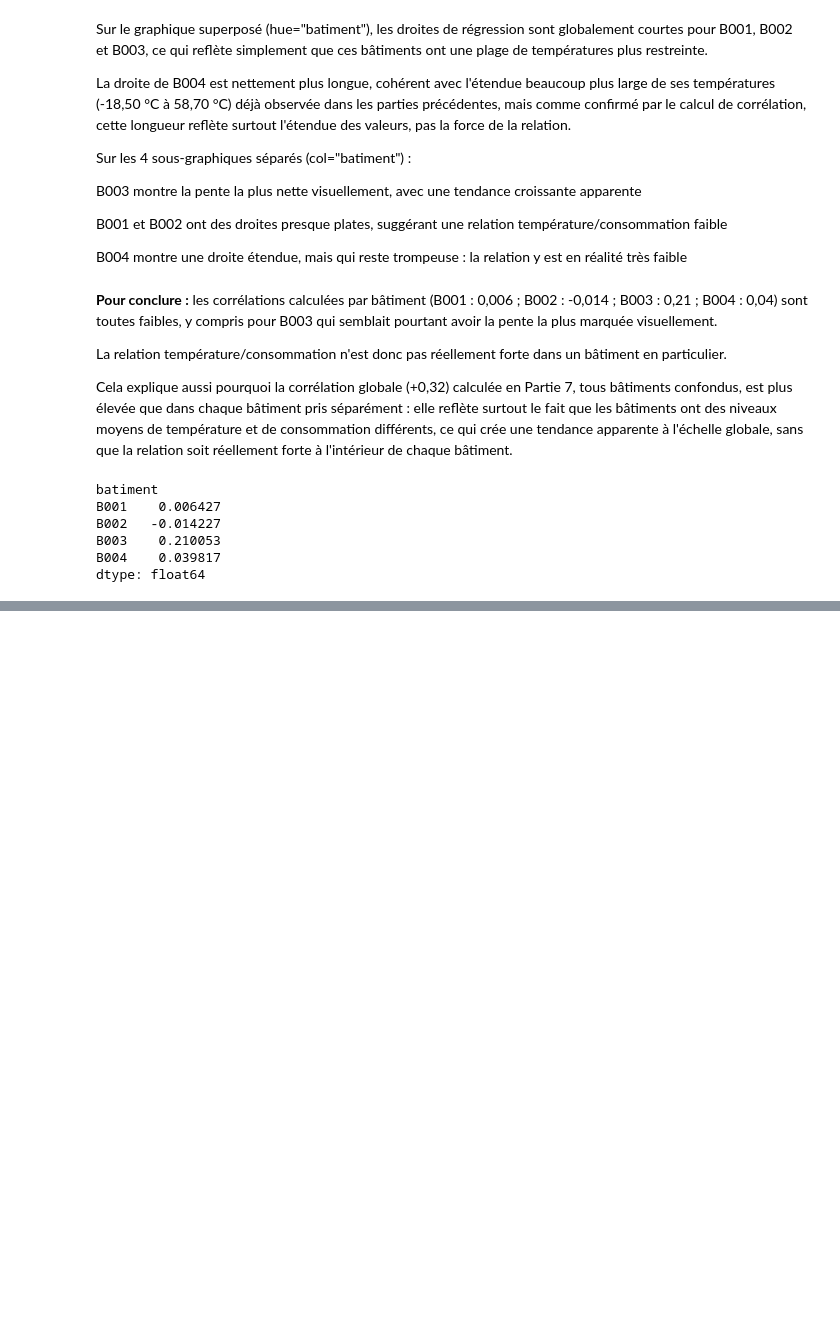
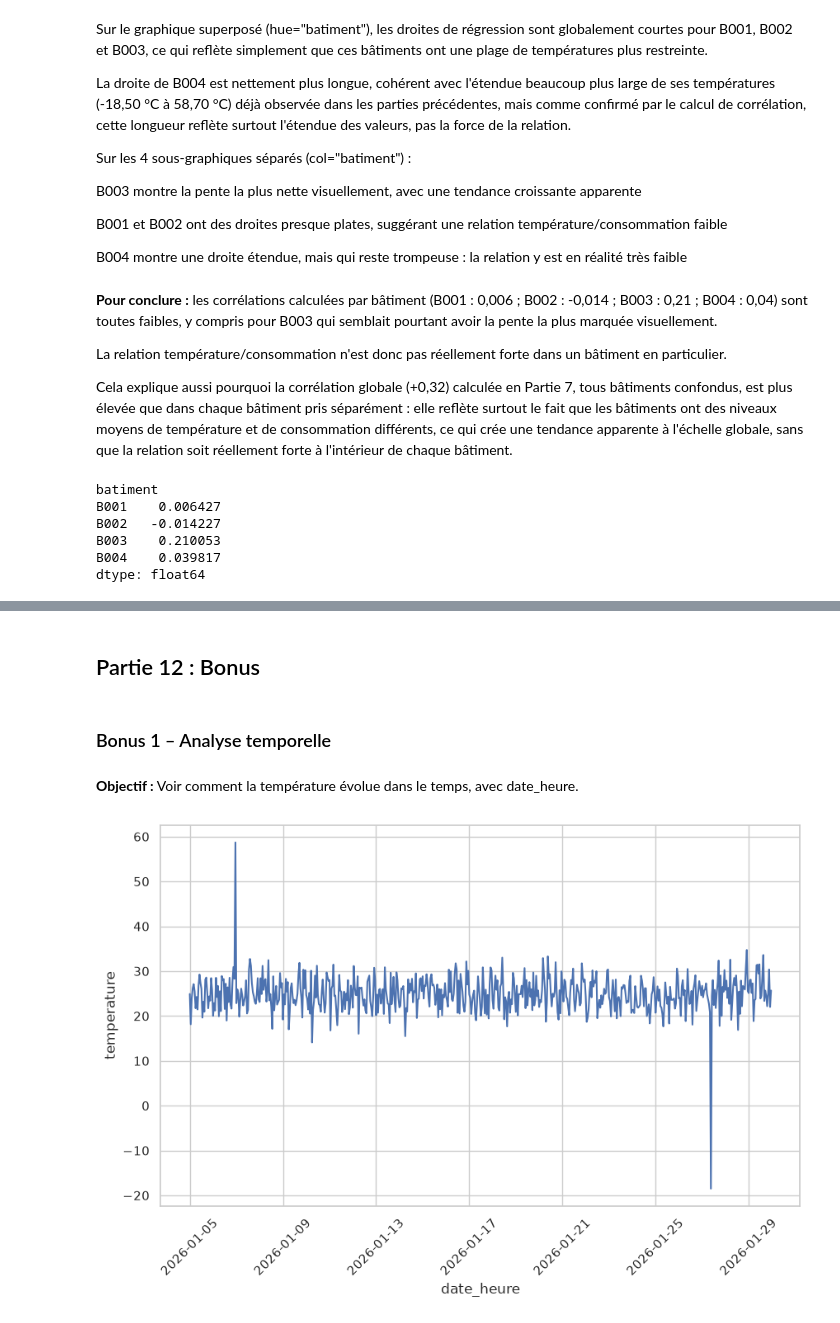
Before and after one commit to Fattimm/atelier_seaborn_iot, a Jupyter notebook: notebooks/atelier_seaborn_iot.ipynb, the cells around one changed output, grey strips where cells are left out. Cells and saved outputs as stored; diff of their text form; code cells hidden in the pictures; blank space fills up the shorter version.

```diff
--- a/notebooks/atelier_seaborn_iot.ipynb
+++ b/notebooks/atelier_seaborn_iot.ipynb
@@ -575,0 +698,15 @@ dtype: float64
+# %% [markdown]
+## Partie 12 : Bonus
+# %% [markdown]
+### Bonus 1 – Analyse temporelle
+# %% [markdown]
+**Objectif :** Voir comment la température évolue dans le temps, avec date_heure.
+# %%
+df["date_heure"] = pd.to_datetime(df["date_heure"])
+df_sorted = df.sort_values("date_heure")
+
+sns.lineplot(data=df_sorted, x="date_heure", y="temperature")
+plt.xticks(rotation=45)
+plt.show()
+# %% [output]
+[figure, added]
```
Also changed, not shown: parts of 54 cells of this notebook, 4 other files.
